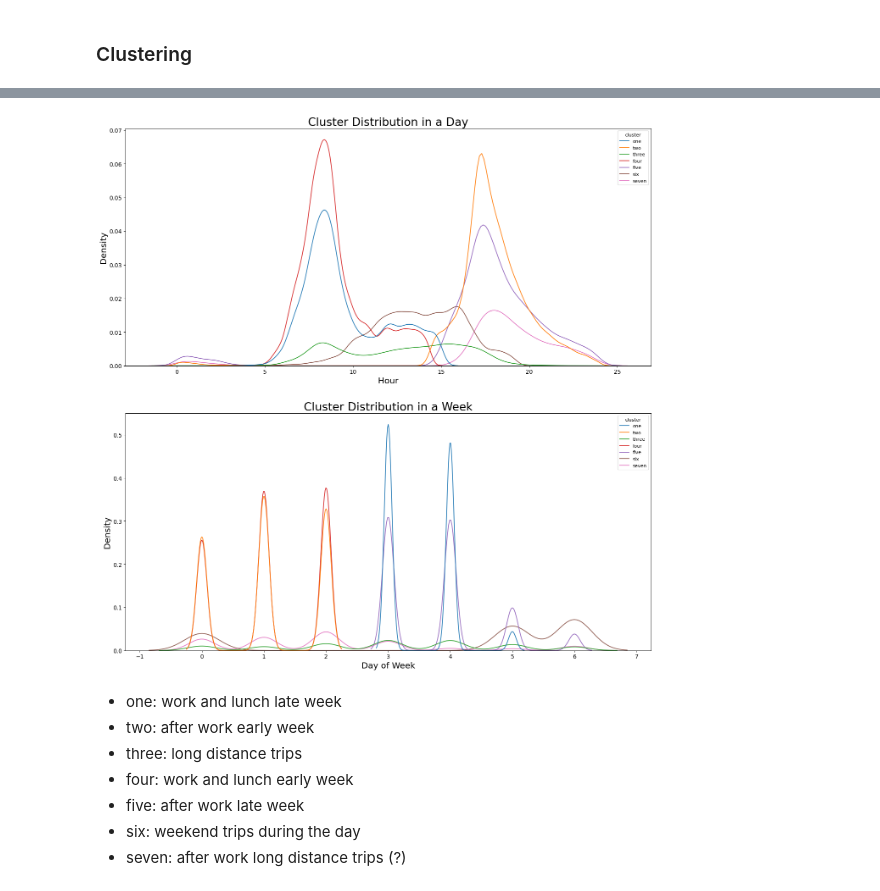
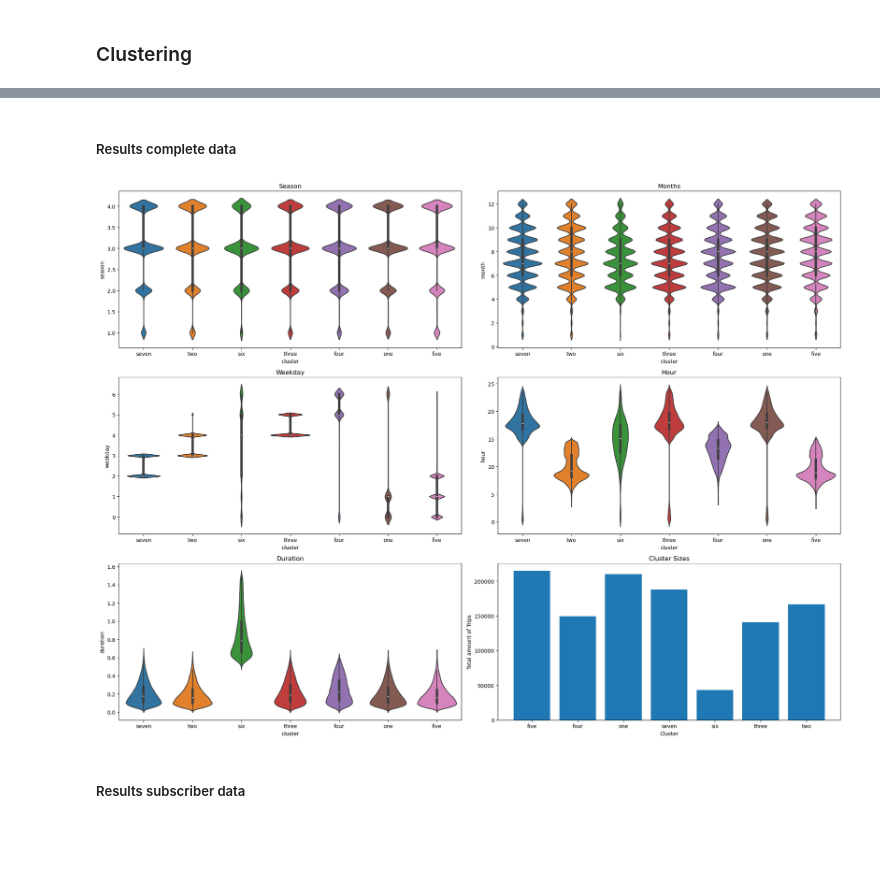
Before and after one commit to RavenRudi/AA_Group16, a Jupyter notebook: cluster_analysis.ipynb, the cells around one changed output, grey strips where cells are left out. Drawn from its saved outputs; the diff is of its cells as text; code cells hidden in the pictures; blank space fills up the shorter version.

```diff
--- a/cluster_analysis.ipynb
+++ b/cluster_analysis.ipynb
@@ -345,32 +150,40 @@ g = sns.pairplot(data=trip_types_scaled_c, hue="cluster", hue_order=numbers_c,
-# %%
-#subscriber data
-fig,ax = plt.subplots(2,1,figsize=(20,20), dpi= 80)
-axis_font = {'size':'18'}
-label_font = {'labelsize':'12'}
-dic={'fontsize': '24'}
-
-sns.kdeplot(data=trip_types_scaled_c, x="hour", hue="cluster",hue_order=numbers_c, ax=ax[0])
-sns.kdeplot(data=trip_types_scaled_c, x="weekday", hue="cluster",hue_order=numbers_c, ax=ax[1])
-
-
-ax[0].set_title("Cluster Distribution in a Day", dic)
-ax[0].set_ylabel("Density", **axis_font)
-ax[0].set_xlabel("Hour", **axis_font)
-ax[0].tick_params(axis='both', **label_font)
-
-ax[1].set_title("Cluster Distribution in a Week", dic)
-ax[1].set_ylabel("Density", **axis_font)
-ax[1].set_xlabel("Day of Week", **axis_font)
-ax[1].tick_params(axis='both', **label_font)
-
-plt.show()
-# %% [output]
-[figure, removed]
-# %% [markdown]
-- one: work and lunch late week
-- two: after work early week
-- three: long distance trips
-- four: work and lunch early week
-- five: after work late week
-- six: weekend trips during the day
-- seven: after work long distance trips (?)
+# %% [markdown]
+##### Results complete data
+# %%
+# refit algorithm full data
+
+means = MiniBatchKMeans(n_clusters=7, random_state=42,init="k-means++")
+means.fit(X_scaled)
+
+numbers = ['one', 'two', 'three', 'four', 'five', 'six', 'seven']
+#add cluster lables to the dataset
+trip_types_scaled["cluster"] = means.predict(X_scaled)
+trip_types_scaled["cluster"] = trip_types_scaled["cluster"].apply(lambda x: numbers[x])
+
+trip_types_scaled["month"] = trip_types.month
+trip_types_scaled["hour"] = trip_types.hour
+trip_types_scaled["weekday"] = trip_types.weekday
+trip_types_scaled['duration'] = trip_types.duration_in_hours
+trip_types_scaled['user_type'] = trip_types.user_type
+trip_types_scaled['season'] = trip_types.season
+# %%
+
+violin_plots, axes = plt.subplots(nrows = 3, ncols = 2, figsize = (20,15))
+
+sns.violinplot(ax = axes[0, 0], x= trip_types_scaled['cluster'], y=trip_types_scaled['season'], data=trip_types_scaled)
+sns.violinplot(ax = axes[0, 1], x=trip_types_scaled['cluster'], y=trip_types_scaled['month'], data=trip_types_scaled)
+sns.violinplot(ax = axes[1, 0], x=trip_types_scaled['cluster'], y=trip_types_scaled['weekday'], data=trip_types_scaled)
+sns.violinplot(ax = axes[1, 1], x=trip_types_scaled['cluster'], y=trip_types_scaled['hour'], data=trip_types_scaled)
+sns.violinplot(ax = axes[2, 0], x=trip_types_scaled['cluster'], y=trip_types_scaled['duration'], data=trip_types_scaled)
+cluster_size = trip_types_scaled.groupby(['cluster'])['cluster'].agg('count')
+axes[2, 1].bar(cluster_size.index, cluster_size)
+
+axes[0, 0].set_title('Season'), axes[0, 1].set_title('Months'), axes[1, 0].set_title('Weekday'), axes[1, 1].set_title('Hour')
+axes[2, 0].set_title('Duration'), axes[2, 1].set_xlabel('Cluster'), axes[2, 1].set_ylabel('Total amount of Trips'), axes[2, 1].set_title('Cluster Sizes')
+
+violin_plots.tight_layout()
+plt.show()
+# %% [output]
+[figure, added]
+# %% [markdown]
+##### Results subscriber data
```
Also changed, not shown: parts of 60 cells of this notebook.
